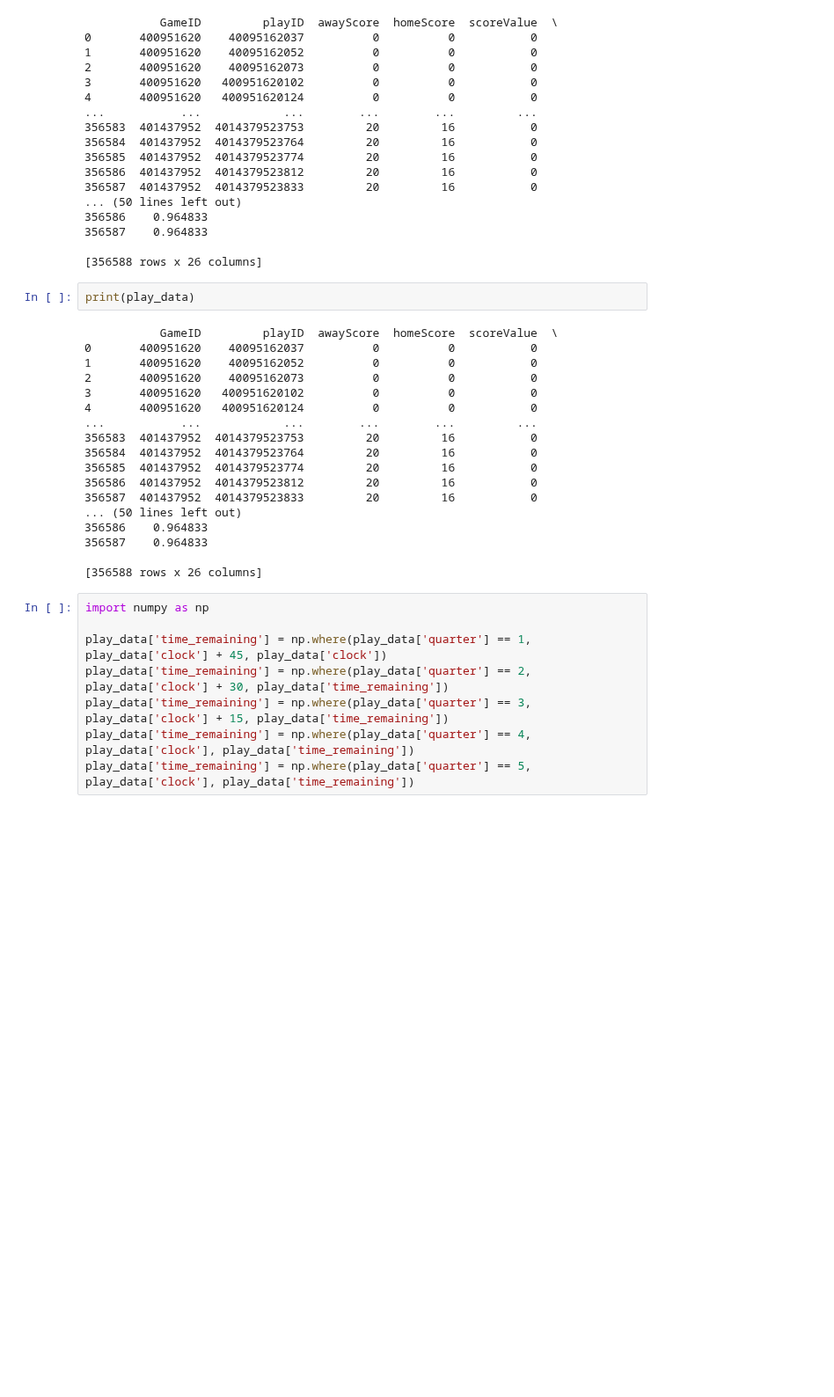
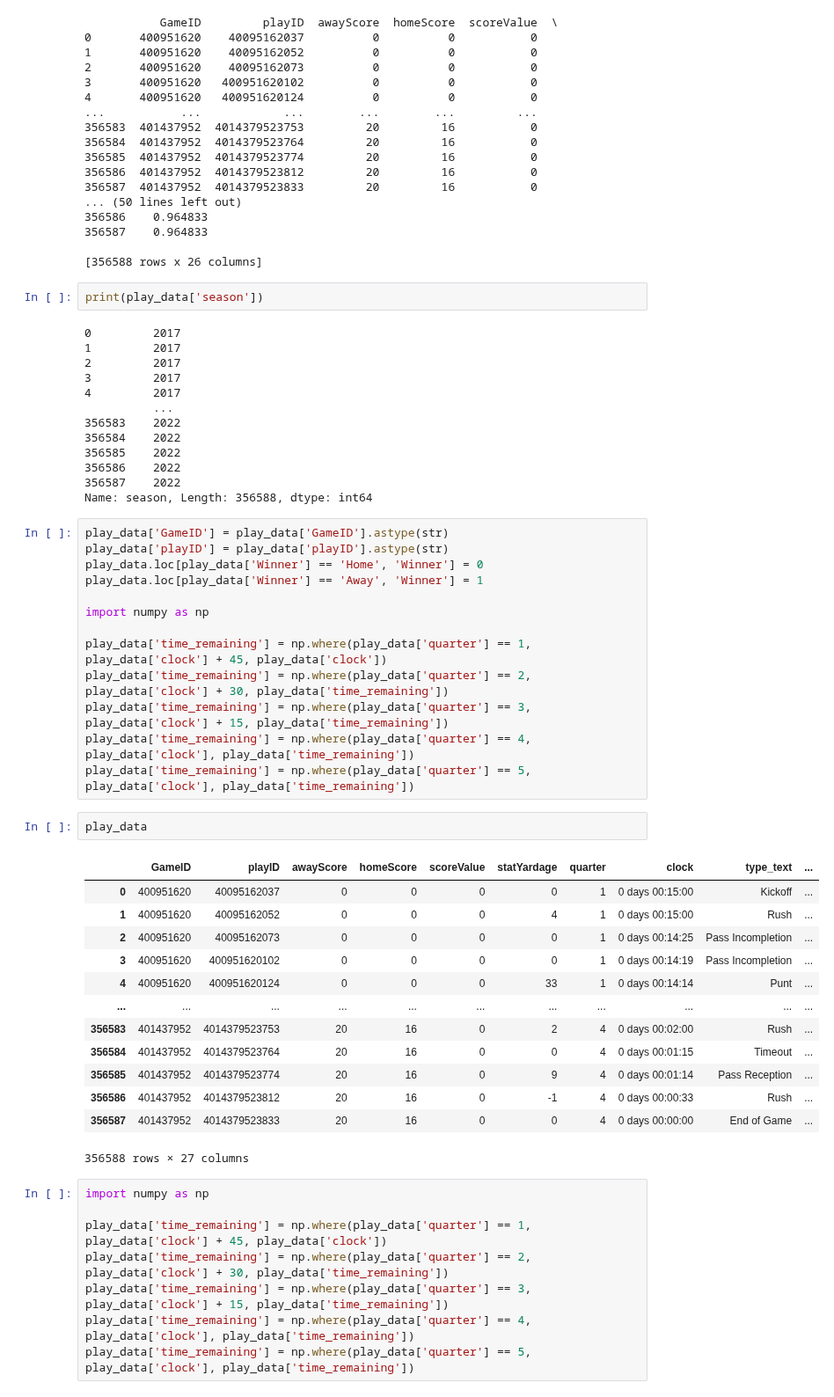
Before and after one commit to michel-wue/Seminar, a Jupyter notebook: Untitled3.ipynb, the cells around one changed output. Shown at 88% size. Saved outputs shown, nothing was run; the diff lists cells and outputs as text; blank space fills up the shorter version.

```diff
--- a/Untitled3.ipynb
+++ b/Untitled3.ipynb
@@ -84,25 +87,49 @@ print(play_data)
 
 [356588 rows x 26 columns]
 # %%
-print(play_data)
+print(play_data['season'])
 # %% [output]
-           GameID         playID  awayScore  homeScore  scoreValue  \
-0       400951620    40095162037          0          0           0
-1       400951620    40095162052          0          0           0
-2       400951620    40095162073          0          0           0
-3       400951620   400951620102          0          0           0
-4       400951620   400951620124          0          0           0
-...           ...            ...        ...        ...         ...
-356583  401437952  4014379523753         20         16           0
-356584  401437952  4014379523764         20         16           0
-356585  401437952  4014379523774         20         16           0
-356586  401437952  4014379523812         20         16           0
-356587  401437952  4014379523833         20         16           0
-... (50 lines left out)
-356586    0.964833
-356587    0.964833
-
-[356588 rows x 26 columns]
+0         2017
+1         2017
+2         2017
+3         2017
+4         2017
+          ...
+356583    2022
+356584    2022
+356585    2022
+356586    2022
+356587    2022
+Name: season, Length: 356588, dtype: int64
+# %%
+play_data['GameID'] = play_data['GameID'].astype(str)
+play_data['playID'] = play_data['playID'].astype(str)
+play_data.loc[play_data['Winner'] == 'Home', 'Winner'] = 0
+play_data.loc[play_data['Winner'] == 'Away', 'Winner'] = 1
+
+import numpy as np
+
+play_data['time_remaining'] = np.where(play_data['quarter'] == 1, play_data['clock'] + 45, play_data['clock'])
+play_data['time_remaining'] = np.where(play_data['quarter'] == 2, play_data['clock'] + 30, play_data['time_remaining'])
+play_data['time_remaining'] = np.where(play_data['quarter'] == 3, play_data['clock'] + 15, play_data['time_remaining'])
+play_data['time_remaining'] = np.where(play_data['quarter'] == 4, play_data['clock'], play_data['time_remaining'])
+play_data['time_remaining'] = np.where(play_data['quarter'] == 5, play_data['clock'], play_data['time_remaining'])
+# %%
+play_data
+# %% [output]
+|  | GameID | playID | awayScore | homeScore | scoreValue | statYardage | quarter | clock | type_text | ... |
+| 0 | 400951620 | 40095162037 | 0 | 0 | 0 | 0 | 1 | 0 days 00:15:00 | Kickoff | ... |
+| 1 | 400951620 | 40095162052 | 0 | 0 | 0 | 4 | 1 | 0 days 00:15:00 | Rush | ... |
+| 2 | 400951620 | 40095162073 | 0 | 0 | 0 | 0 | 1 | 0 days 00:14:25 | Pass Incompletion | ... |
+| 3 | 400951620 | 400951620102 | 0 | 0 | 0 | 0 | 1 | 0 days 00:14:19 | Pass Incompletion | ... |
+| 4 | 400951620 | 400951620124 | 0 | 0 | 0 | 33 | 1 | 0 days 00:14:14 | Punt | ... |
+| ... | ... | ... | ... | ... | ... | ... | ... | ... | ... | ... |
+| 356583 | 401437952 | 4014379523753 | 20 | 16 | 0 | 2 | 4 | 0 days 00:02:00 | Rush | ... |
+| 356584 | 401437952 | 4014379523764 | 20 | 16 | 0 | 0 | 4 | 0 days 00:01:15 | Timeout | ... |
+| 356585 | 401437952 | 4014379523774 | 20 | 16 | 0 | 9 | 4 | 0 days 00:01:14 | Pass Reception | ... |
+| 356586 | 401437952 | 4014379523812 | 20 | 16 | 0 | -1 | 4 | 0 days 00:00:33 | Rush | ... |
+| 356587 | 401437952 | 4014379523833 | 20 | 16 | 0 | 0 | 4 | 0 days 00:00:00 | End of Game | ... |
+356588 rows × 27 columns
 # %%
 import numpy as np
 
```
Also changed, not shown: parts of 20 cells of this notebook.
